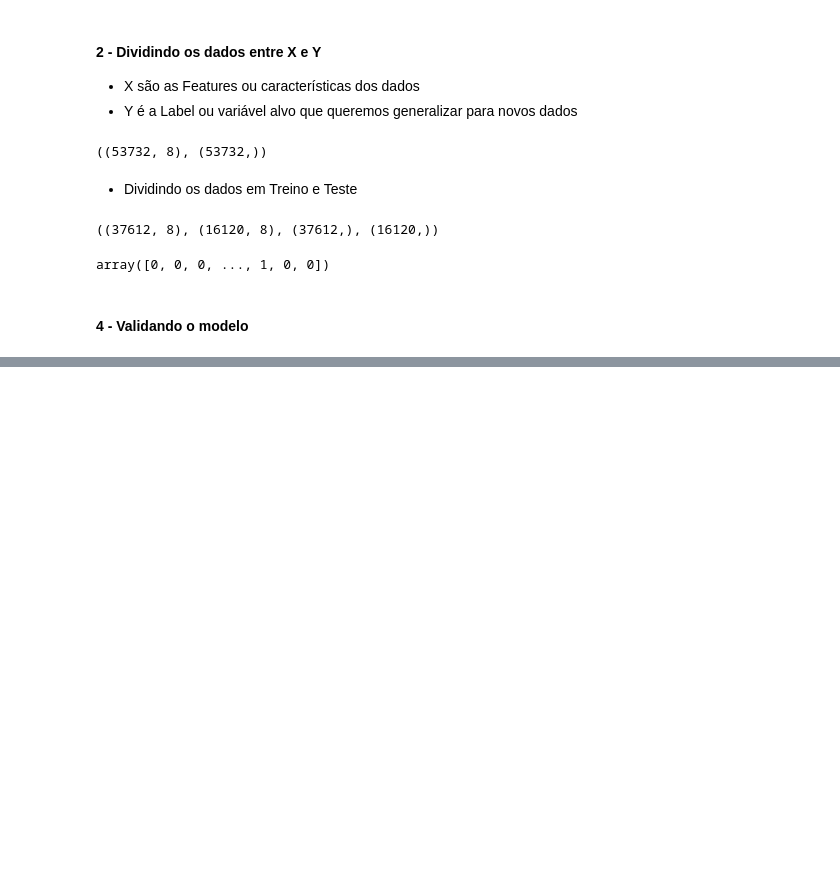
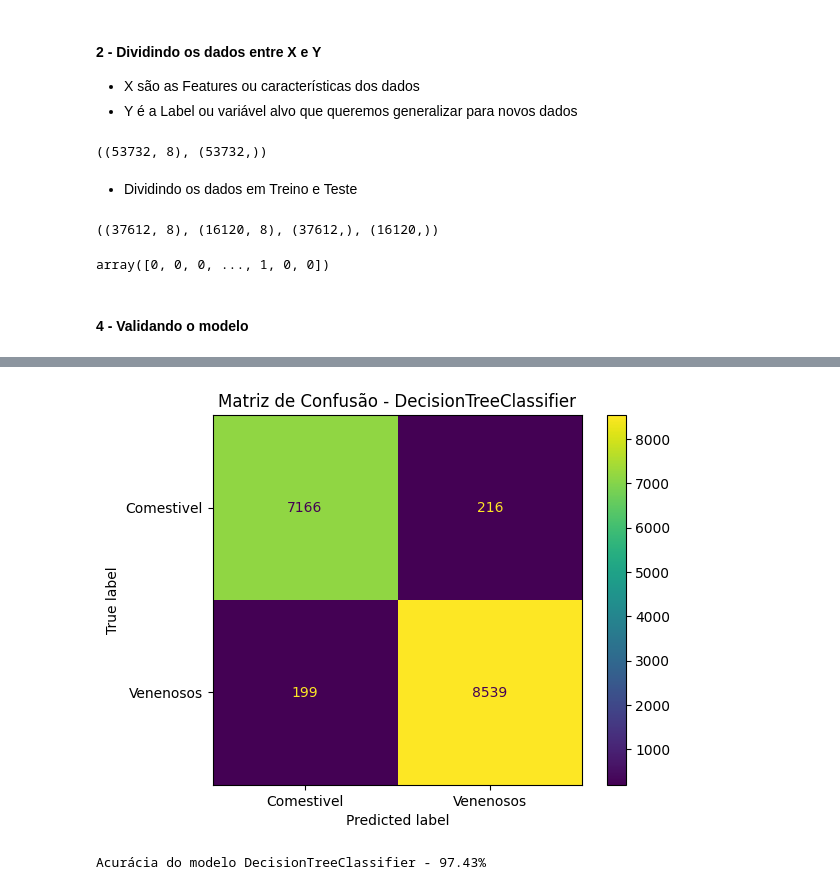
Before and after one commit to ryanrodr/ml-mushrooms, a Jupyter notebook: notebooks/modelo_decisiontree.ipynb, the cells around one changed output, grey strips where cells are left out. Saved outputs shown, nothing was run; the diff lists cells and outputs as text; code cells hidden in the pictures; blank space fills up the shorter version.

Commit message:
Validando o modelo com uma Matriz de Confusão

```diff
--- a/notebooks/modelo_decisiontree.ipynb
+++ b/notebooks/modelo_decisiontree.ipynb
@@ -124,3 +121,17 @@ print(confusion_matrix(y_teste, previsoes))
+# %%
+visualizacao = ConfusionMatrixDisplay(confusion_matrix=matriz, display_labels=['Comestivel', 'Venenosos'])
+visualizacao.plot();
+
+plt.title("Matriz de Confusão - DecisionTreeClassifier");
+# %% [output]
+[figure, added]
+# %%
+from sklearn.metrics import accuracy_score
+
+acuracia = accuracy_score(y_teste, previsoes)
+print("Acurácia do modelo DecisionTreeClassifier - %.2f%%" % (acuracia * 100))
+# %% [output]
+Acurácia do modelo DecisionTreeClassifier - 97.43%
 # %%
 from sklearn.metrics import classification_report
 
```
Also changed, not shown: parts of 5 cells of this notebook, 1 other file.
